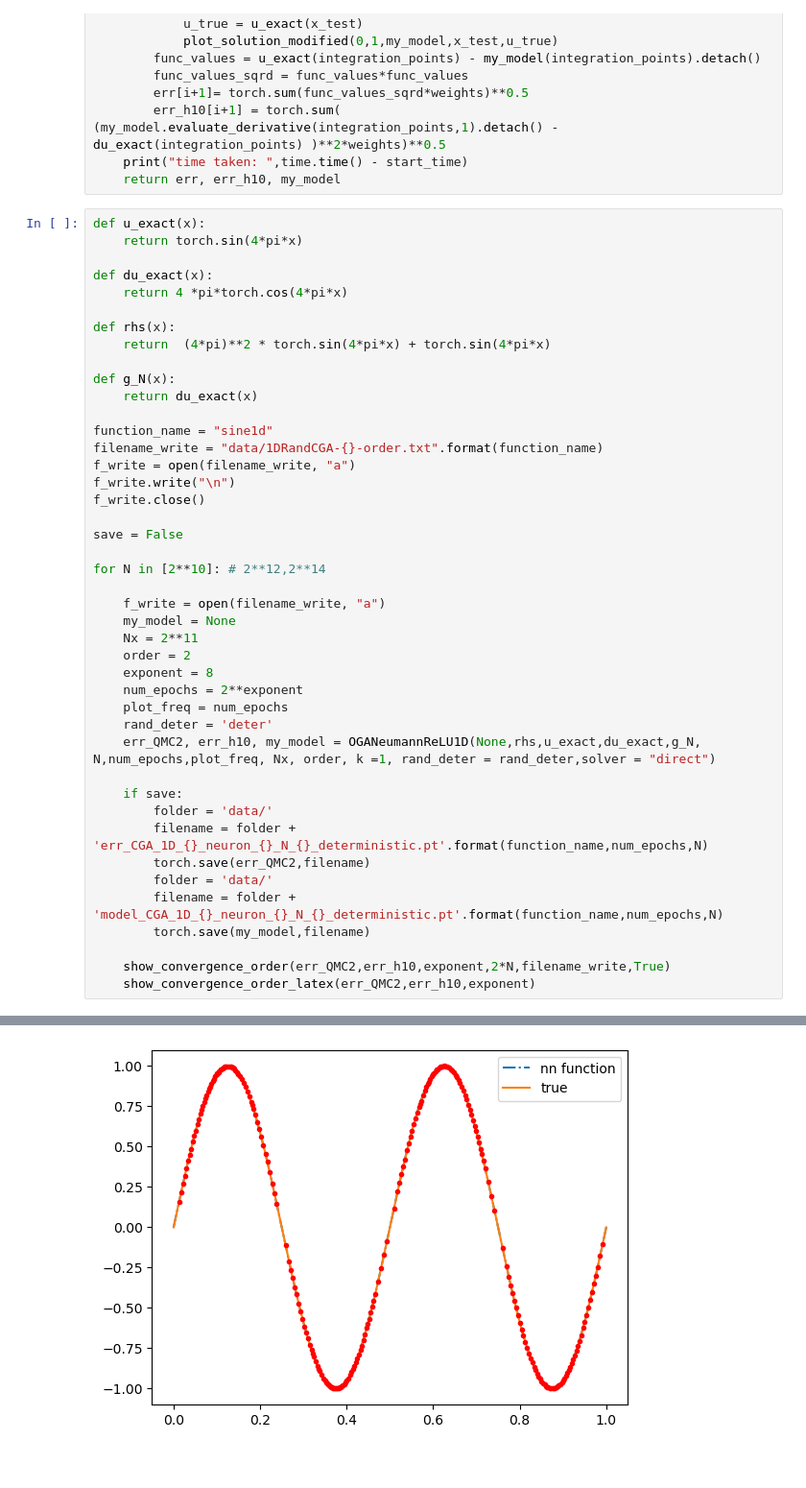
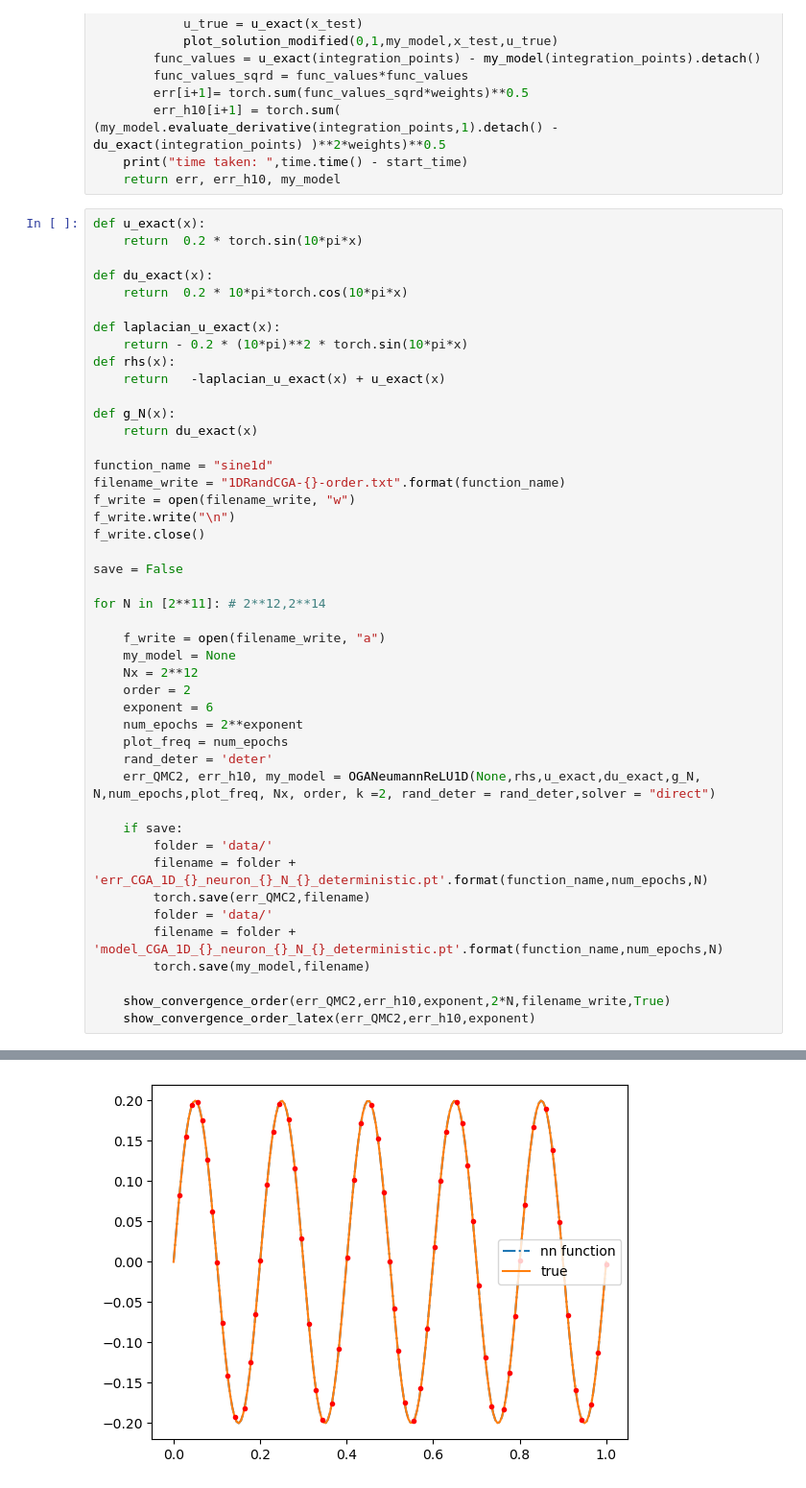
Before and after one commit to georgexxu/ProgrammingAssignment, a Jupyter notebook: PDENeumann1D_OGA.ipynb, the cells around one changed output, grey strips where cells are left out. Shown: that part at 96% size. Drawn from its saved outputs; the diff is of its cells as text.

```diff
--- a/PDENeumann1D_OGA.ipynb
+++ b/PDENeumann1D_OGA.ipynb
@@ -354,36 +354,38 @@ def OGANeumannReLU1D(my_model,target,u_exact,du_exact,g_N, N,num_epochs,plot_fre
     return err, err_h10, my_model
 # %%
 def u_exact(x):
-    return torch.sin(4*pi*x)
+    return  0.2 * torch.sin(10*pi*x)
 
 def du_exact(x):
-    return 4 *pi*torch.cos(4*pi*x)
+    return  0.2 * 10*pi*torch.cos(10*pi*x)
 
+def laplacian_u_exact(x):
+    return - 0.2 * (10*pi)**2 * torch.sin(10*pi*x)
 def rhs(x):
-    return  (4*pi)**2 * torch.sin(4*pi*x) + torch.sin(4*pi*x)
+    return   -laplacian_u_exact(x) + u_exact(x)
 
 def g_N(x):
     return du_exact(x)
 
 function_name = "sine1d"
-filename_write = "data/1DRandCGA-{}-order.txt".format(function_name)
-f_write = open(filename_write, "a")
+filename_write = "1DRandCGA-{}-order.txt".format(function_name)
+f_write = open(filename_write, "w")
 f_write.write("\n")
 f_write.close()
 
 save = False
 
-for N in [2**10]: # 2**12,2**14
+for N in [2**11]: # 2**12,2**14
 
     f_write = open(filename_write, "a")
     my_model = None
-    Nx = 2**11
+    Nx = 2**12
     order = 2
-    exponent = 8
+    exponent = 6
     num_epochs = 2**exponent
     plot_freq = num_epochs
     rand_deter = 'deter'
-    err_QMC2, err_h10, my_model = OGANeumannReLU1D(None,rhs,u_exact,du_exact,g_N, N,num_epochs,plot_freq, Nx, order, k =1, rand_deter = rand_deter,solver = "direct")
+    err_QMC2, err_h10, my_model = OGANeumannReLU1D(None,rhs,u_exact,du_exact,g_N, N,num_epochs,plot_freq, Nx, order, k =2, rand_deter = rand_deter,solver = "direct")
 
     if save:
         folder = 'data/'
@@ -416 +418 @@ solving Ax = b time taken:  0.0010030269622802734
-[figure, old version]
+[figure, new version]
```
Also changed, not shown: parts of 1 cell of this notebook, 1 other file.
